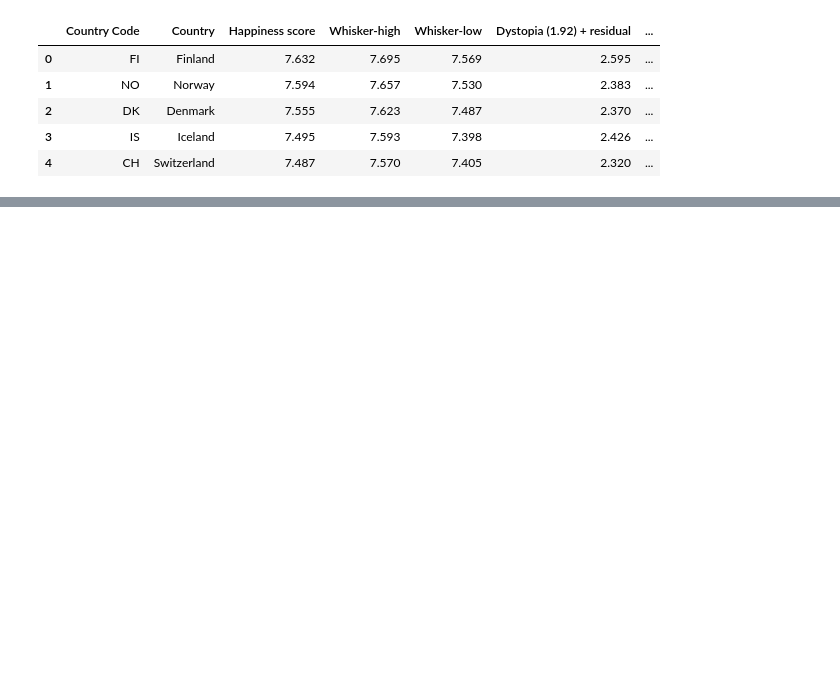
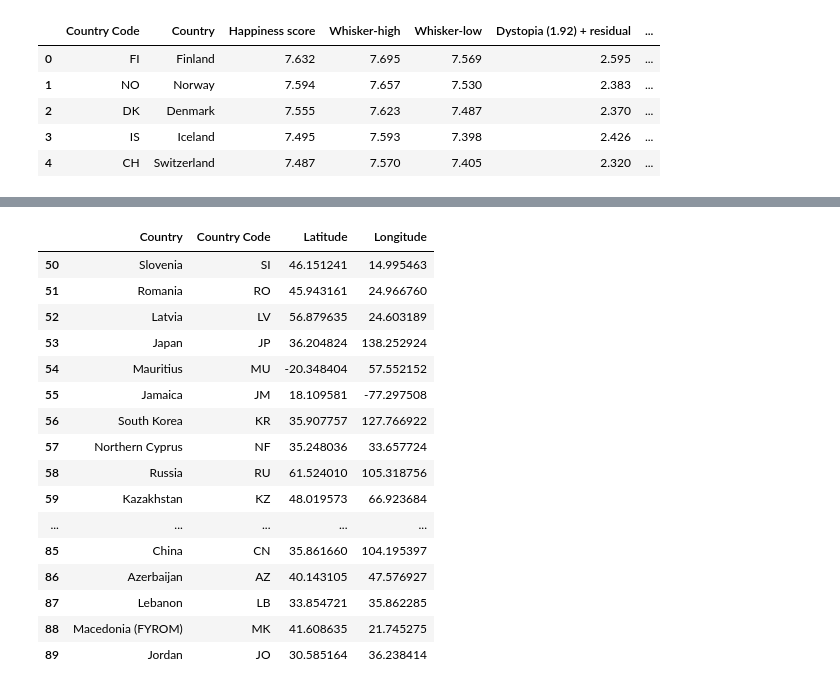
Before and after one commit to 4d4m43/DrinkAndBeHapPY, a Jupyter notebook: libs/vis1_happinessheat.ipynb, the cells around one changed output, grey strips where cells are left out. Cells and saved outputs as stored; diff of their text form; code cells hidden in the pictures; blank space fills up the shorter version.

```diff
--- a/libs/vis1_happinessheat.ipynb
+++ b/libs/vis1_happinessheat.ipynb
@@ -21,6 +20,6 @@ from us import states
 # %%
 # Import the original data we analyzed earlier. Use dtype="object" to match other
-df_happy = pd.read_csv("../data/clean_data/happiness.csv")
+df_happy = pd.read_csv("../data/clean_data/happiness_ay.csv")
 df_happy.head()
 # %% [output]
 |  | Country Code | Country | Happiness score | Whisker-high | Whisker-low | Dystopia (1.92) + residual | ... |
@@ -45,0 +230,26 @@ NameError: name 'census_data_complete' is not defined
+# %%
+#Fixing Country Codes
+#Ireland, Taiwan Province, Northern Cyprus, Brazzaville, Jordan
+#lat_lngs_df.at[13, 'Country Code'] = "IE" #Ireland is IE in happiness csv
+#lat_lngs_df.at[25, 'Country Code'] = "SY" #Taiwan Province is SY in happiness csv
+lat_lngs_df.at[57, 'Country Code'] = "NF" #Northern Cyprus is NF in happiness csv
+#lat_lngs_df.at[113, 'Country Code'] = "CG" #Brazzaville is  in happiness csv
+lat_lngs_df[50:90]
+# %% [output]
+|  | Country | Country Code | Latitude | Longitude |
+| 50 | Slovenia | SI | 46.151241 | 14.995463 |
+| 51 | Romania | RO | 45.943161 | 24.966760 |
+| 52 | Latvia | LV | 56.879635 | 24.603189 |
+| 53 | Japan | JP | 36.204824 | 138.252924 |
+| 54 | Mauritius | MU | -20.348404 | 57.552152 |
+| 55 | Jamaica | JM | 18.109581 | -77.297508 |
+| 56 | South Korea | KR | 35.907757 | 127.766922 |
+| 57 | Northern Cyprus | NF | 35.248036 | 33.657724 |
+| 58 | Russia | RU | 61.524010 | 105.318756 |
+| 59 | Kazakhstan | KZ | 48.019573 | 66.923684 |
+| ... | ... | ... | ... | ... |
+| 85 | China | CN | 35.861660 | 104.195397 |
+| 86 | Azerbaijan | AZ | 40.143105 | 47.576927 |
+| 87 | Lebanon | LB | 33.854721 | 35.862285 |
+| 88 | Macedonia (FYROM) | MK | 41.608635 | 21.745275 |
+| 89 | Jordan | JO | 30.585164 | 36.238414 |
```
Also changed, not shown: parts of 22 cells of this notebook, 2 other files.
